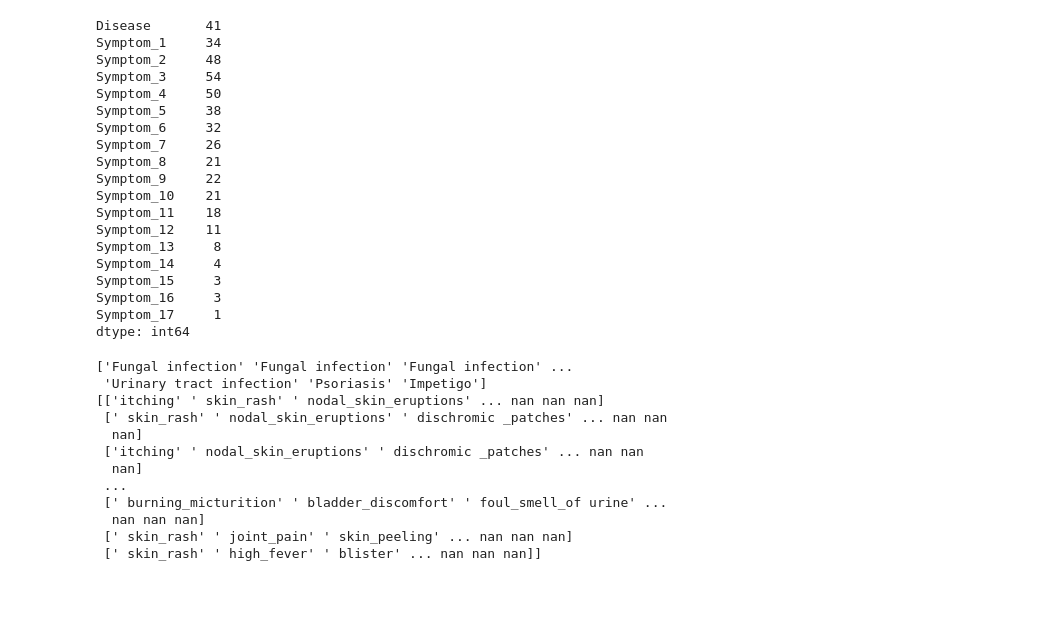
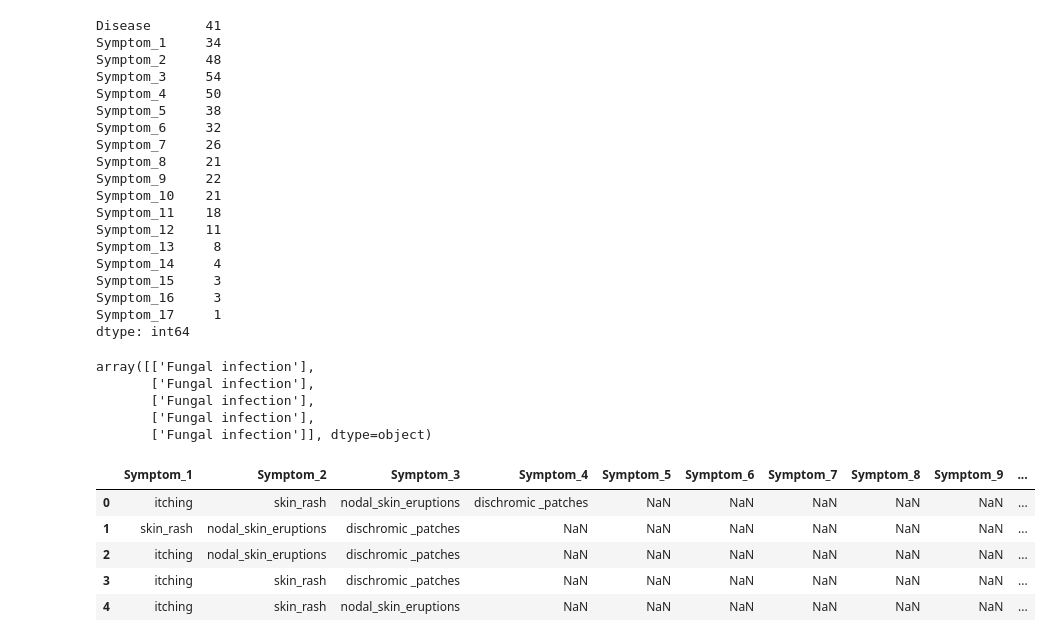
Before and after one commit to deepikarapeti43/Disease-symptom-checker, a Jupyter notebook: disease_and_symptoms.ipynb, the cells around one changed output. Saved outputs shown, nothing was run; the diff lists cells and outputs as text; code cells hidden in the pictures; blank space fills up the shorter version.

```diff
--- a/disease_and_symptoms.ipynb
+++ b/disease_and_symptoms.ipynb
@@ -67,20 +68,25 @@ Symptom_17     1
 dtype: int64
 # %%
 # Split our preprocessed data into our features and target arrays
-y = disease_df.Disease.values
-X = disease_df.drop(columns="Disease").values
-print(y)
-print(X)
+y = disease_df.Disease.values.reshape(-1, 1)
+X = disease_df.drop("Disease", axis=1)
+feature_names = X.columns
-# %% [output]
-['Fungal infection' 'Fungal infection' 'Fungal infection' ...
- 'Urinary tract infection' 'Psoriasis' 'Impetigo']
-[['itching' ' skin_rash' ' nodal_skin_eruptions' ... nan nan nan]
- [' skin_rash' ' nodal_skin_eruptions' ' dischromic _patches' ... nan nan
-  nan]
- ['itching' ' nodal_skin_eruptions' ' dischromic _patches' ... nan nan
-  nan]
- ...
- [' burning_micturition' ' bladder_discomfort' ' foul_smell_of urine' ...
-  nan nan nan]
- [' skin_rash' ' joint_pain' ' skin_peeling' ... nan nan nan]
- [' skin_rash' ' high_fever' ' blister' ... nan nan nan]]
+# %%
+# Review the y variable Series
+y[:5]
+# %% [output]
+array([['Fungal infection'],
+       ['Fungal infection'],
+       ['Fungal infection'],
+       ['Fungal infection'],
+       ['Fungal infection']], dtype=object)
+# %%
+# Review the X variable DataFrame
+X.head()
+# %% [output]
+|  | Symptom_1 | Symptom_2 | Symptom_3 | Symptom_4 | Symptom_5 | Symptom_6 | Symptom_7 | Symptom_8 | Symptom_9 | ... |
+| 0 | itching | skin_rash | nodal_skin_eruptions | dischromic _patches | NaN | NaN | NaN | NaN | NaN | ... |
+| 1 | skin_rash | nodal_skin_eruptions | dischromic _patches | NaN | NaN | NaN | NaN | NaN | NaN | ... |
+| 2 | itching | nodal_skin_eruptions | dischromic _patches | NaN | NaN | NaN | NaN | NaN | NaN | ... |
+| 3 | itching | skin_rash | dischromic _patches | NaN | NaN | NaN | NaN | NaN | NaN | ... |
+| 4 | itching | skin_rash | nodal_skin_eruptions | NaN | NaN | NaN | NaN | NaN | NaN | ... |
```
Also changed, not shown: parts of 3 cells of this notebook.
